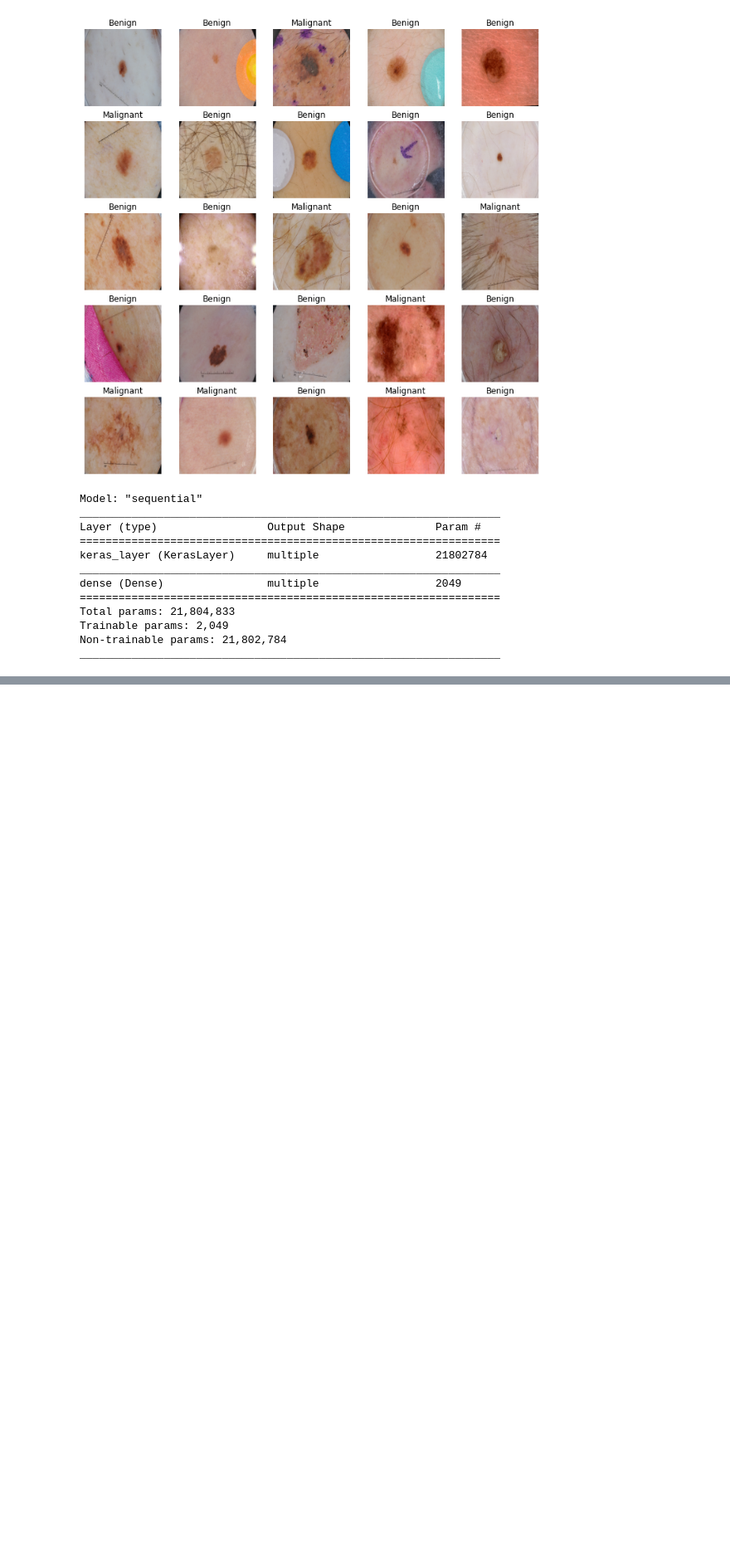
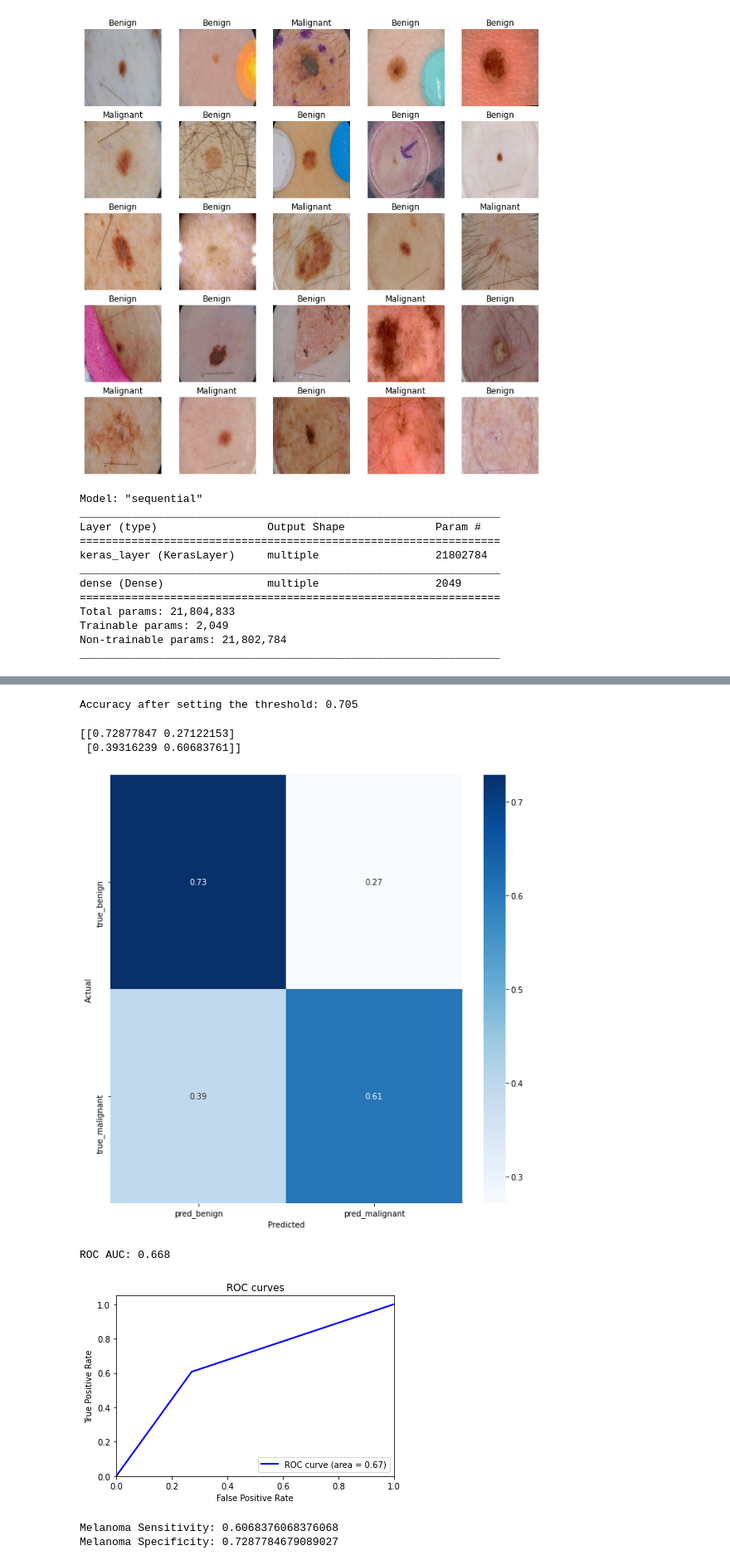
Before and after one commit to CaptainDmitro/SkinDiseaseRecognition, a Jupyter notebook: skin-cancer-detection.ipynb, the cells around one changed output, grey strips where cells are left out. Shown at 83% size. Drawn from its saved outputs; the diff is of its cells as text; code cells hidden in the pictures; blank space fills up the shorter version.

Commit message:
Pretrained model added

```diff
--- a/skin-cancer-detection.ipynb
+++ b/skin-cancer-detection.ipynb
@@ -257,6 +215,5 @@ print("y_test.shape:", y_test.shape)
 # %%
-# load the weights with the least loss
-m.load_weights("benign-vs-malignant_64_rmsprop_0.390.h5")
+m.load_weights("benign-vs-malignant_64_rmsprop_0.368.h5")
 # %%
 print("Evaluating the model...")
 loss, accuracy = m.evaluate(X_test, y_test, verbose=0)
@@ -265,38 +225,28 @@ print("Loss:", loss, "  Accuracy:", accuracy)
 from sklearn.metrics import accuracy_score
 
 def get_predictions(threshold=None):
-  """
-  Returns predictions for binary classification given `threshold`
-  For instance, if threshold is 0.3, then it'll output 1 (malignant) for that sample if
-  the probability of 1 is 30% or more (instead of 50%)
-  """
   y_pred = m.predict(X_test)
   if not threshold:
     threshold = 0.5
   result = np.zeros((n_testing_samples,))
   for i in range(n_testing_samples):
-    # test melanoma probability
     if y_pred[i][0] >= threshold:
       result[i] = 1
-    # else, it's 0 (benign)
   return result
 
 threshold = 0.23
-# get predictions with 23% threshold
-# which means if the model is 23% sure or more that is malignant,
-# it's assigned as malignant, otherwise it's benign
 y_pred = get_predictions(threshold)
 accuracy_after = accuracy_score(y_test, y_pred)
 print("Accuracy after setting the threshold:", accuracy_after)
+# %% [output]
+Accuracy after setting the threshold: 0.705
 # %%
 import seaborn as sns
 from sklearn.metrics import roc_curve, auc, confusion_matrix
 
 def plot_confusion_matrix(y_test, y_pred):
   cmn = confusion_matrix(y_test, y_pred)
-  # Normalise
   cmn = cmn.astype('float') / cmn.sum(axis=1)[:, np.newaxis]
-  # print it
   print(cmn)
   fig, ax = plt.subplots(figsize=(10,10))
   sns.heatmap(cmn, annot=True, fmt='.2f',
@@ -305,40 +255,41 @@ def plot_confusion_matrix(y_test, y_pred):
               cmap="Blues"
               )
   plt.ylabel('Actual')
   plt.xlabel('Predicted')
-  # plot the resulting confusion matrix
   plt.show()
 
 
 def plot_roc_auc(y_true, y_pred):
-    """
-    This function plots the ROC curves and provides the scores.
-    """
-    # prepare for figure
     plt.figure()
     fpr, tpr, _ = roc_curve(y_true, y_pred)
-    # obtain ROC AUC
     roc_auc = auc(fpr, tpr)
-    # print score
     print(f"ROC AUC: {roc_auc:.3f}")
     # plot ROC curve
     plt.plot(fpr, tpr, color="blue", lw=2,
                 label='ROC curve (area = {f:.2f})'.format(d=1, f=roc_auc))
     plt.xlim([0.0, 1.0])
     plt.ylim([0.0, 1.05])
     plt.xlabel('False Positive Rate')
     plt.ylabel('True Positive Rate')
     plt.title('ROC curves')
     plt.legend(loc="lower right")
     plt.show()
 
 plot_confusion_matrix(y_test, y_pred)
 plot_roc_auc(y_test, y_pred)
 sensitivity = sensitivity_score(y_test, y_pred)
 specificity = specificity_score(y_test, y_pred)
 
 print("Melanoma Sensitivity:", sensitivity)
 print("Melanoma Specificity:", specificity)
+# %% [output]
+[[0.72877847 0.27122153]
+ [0.39316239 0.60683761]]
+[figure, added]
+ROC AUC: 0.668
+[figure, added]
+Melanoma Sensitivity: 0.6068376068376068
+Melanoma Specificity: 0.7287784679089027
 # %%
 def plot_images(X_test, y_pred, y_test):
   predicted_class_names = np.array([class_names[int(round(id))] for id in y_pred])
```
Also changed, not shown: parts of 13 cells of this notebook, 4 other files.
